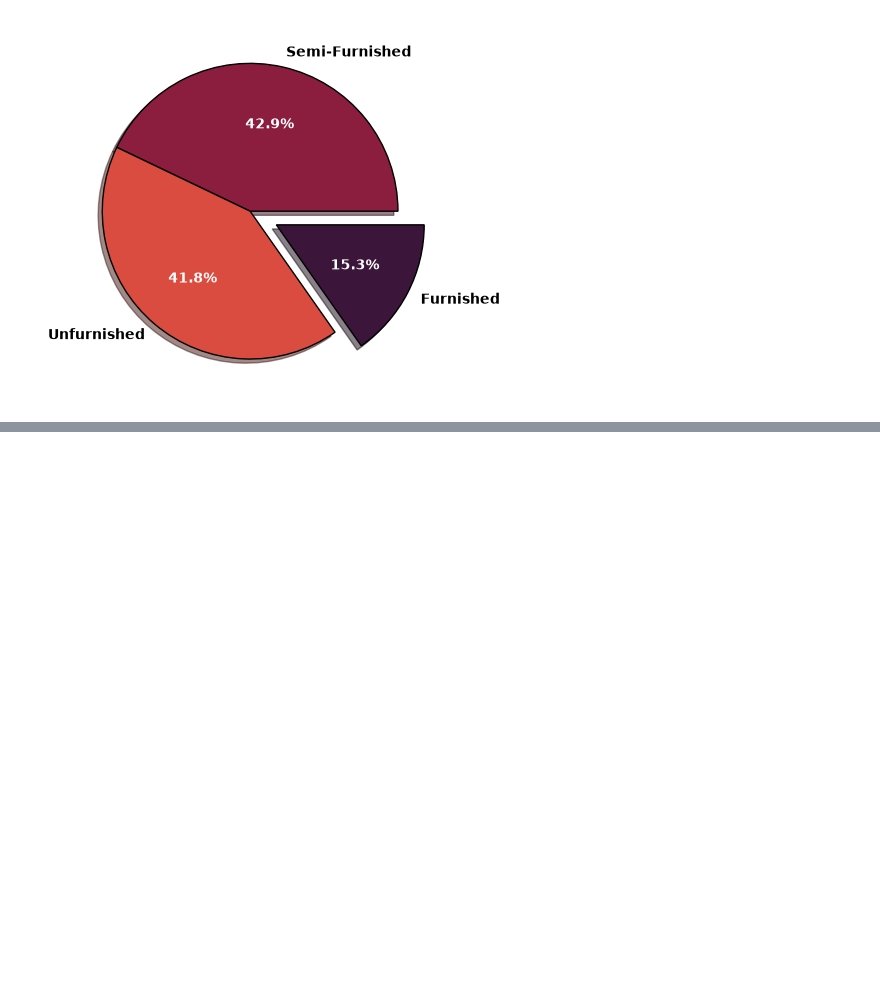
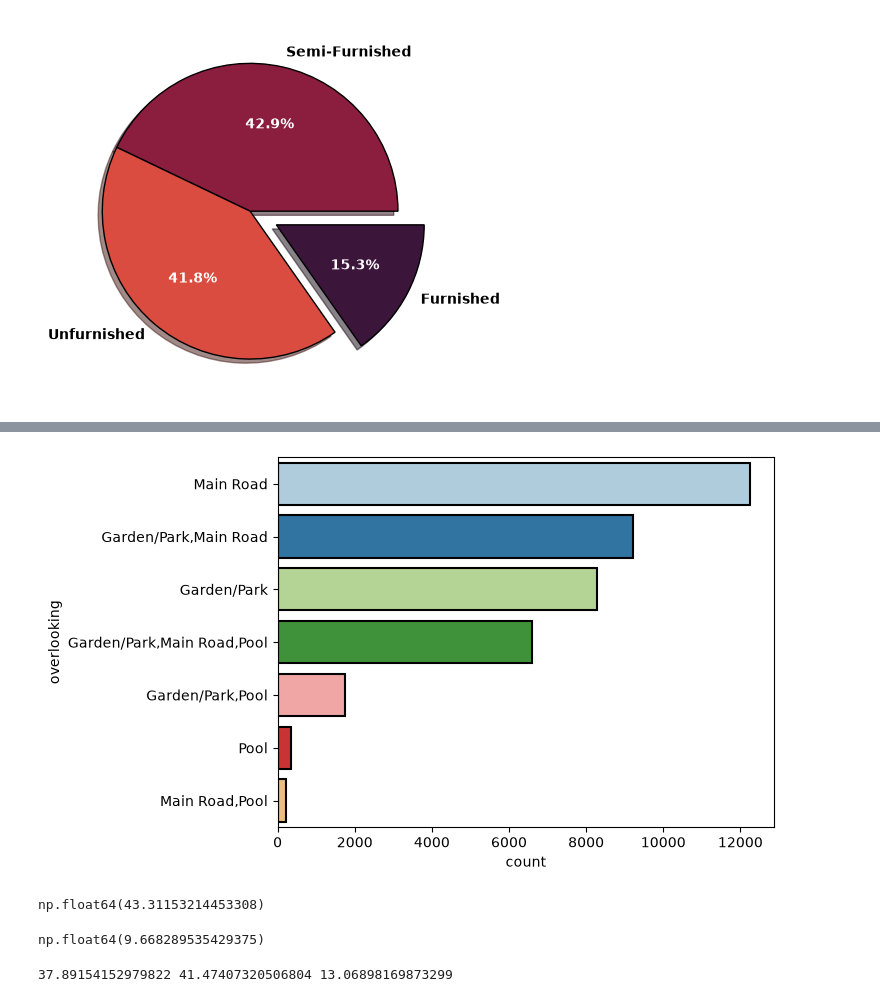
Before and after one commit to TalhaEjaz19040/house_price_prediction, a Jupyter notebook: notebooks/eda.ipynb, the cells around one changed output, grey strips where cells are left out. Saved outputs shown, nothing was run; the diff lists cells and outputs as text; code cells hidden in the pictures; blank space fills up the shorter version.

```diff
--- a/notebooks/eda.ipynb
+++ b/notebooks/eda.ipynb
@@ -151,0 +180,3 @@ memory usage: 10.9 MB
+# %%
+overlooking_count = house_copy['overlooking'].value_counts().reset_index()
+overlooking_count
@@ -151,0 +192,19 @@ memory usage: 10.9 MB
+# %%
+bar_h(overlooking_count, 'overlooking', 0, 'Paired', 'black', 1.5)
+# %% [output]
+[figure, added]
+# %%
+(house_copy['overlooking'].isna().sum() / len(house_copy)) * 100
+# %% [output]
+np.float64(43.31153214453308)
+# %%
+(overlooking_count.loc[3, 'count'] / len(house_copy)) * 100
+# %% [output]
+np.float64(9.668289535429375)
+# %%
+garden_park = (house_copy['overlooking'].str.contains('Garden/Park').sum() / len(house_copy)) * 100
+main_road = (house_copy['overlooking'].str.contains('Main Road').sum() / len(house_copy)) * 100
+pool = (house_copy['overlooking'].str.contains('Pool').sum() / len(house_copy)) * 100
+print(garden_park, main_road, pool)
+# %% [output]
+37.89154152979822 41.47407320506804 13.06898169873299
```
Also changed, not shown: parts of 8 cells of this notebook.
